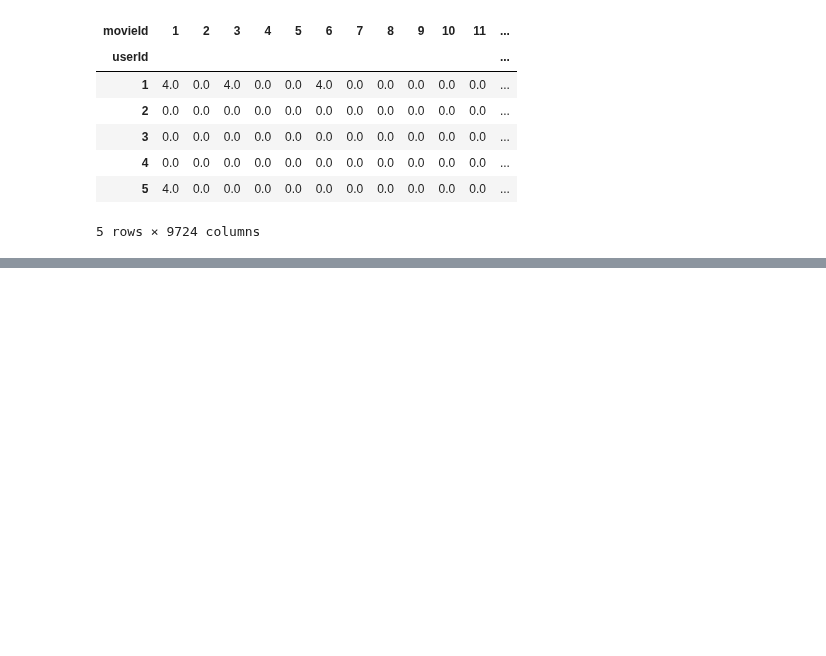
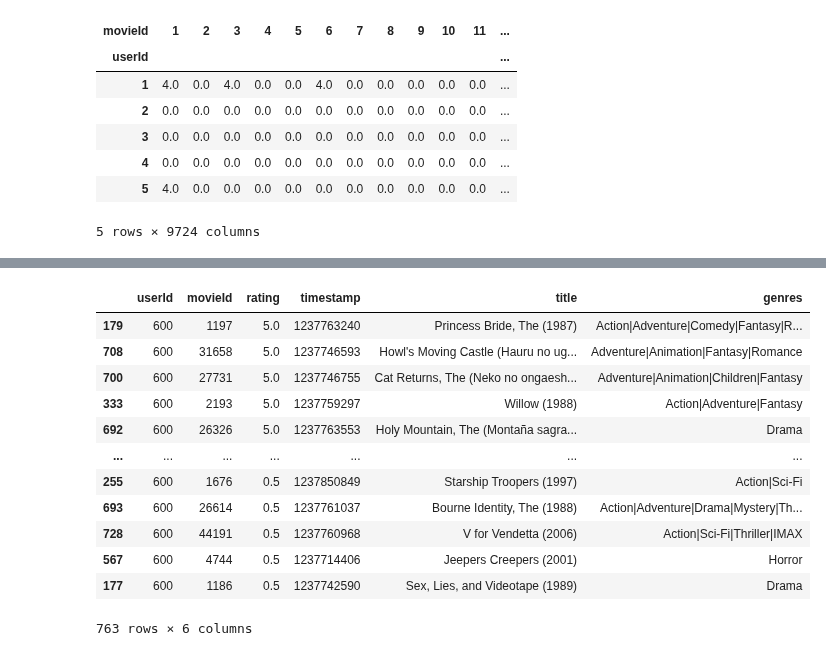
Before and after one commit to Pager07/Book-Recommendation, a Jupyter notebook: SVDMoiveLenseExercise.ipynb, the cells around one changed output, grey strips where cells are left out. Cells and saved outputs as stored; diff of their text form; code cells hidden in the pictures; blank space fills up the shorter version.

```diff
--- a/SVDMoiveLenseExercise.ipynb
+++ b/SVDMoiveLenseExercise.ipynb
@@ -59,0 +80,2 @@ R_df.head()
+# %%
+all_user_predicted_ratings = np.dot(np.dot(U, sigma), Vt) + user_ratings_mean.reshape(-1, 1);all_user_predicted_ratings.shape
@@ -59,0 +84,2 @@ R_df.head()
+# %%
+preds_df = pd.DataFrame(all_user_predicted_ratings, columns = R_df.columns);preds_df.head()
@@ -59,0 +96,29 @@ R_df.head()
+# %%
+def recommend_movies(predictions_df, userID, movies_df, original_ratings_df, num_recommendations=5):
+
+    # Get and sort the user's predictions
+    user_row_number = userID - 1 # UserID starts at 1, not 0
+    sorted_user_predictions = predictions_df.iloc[user_row_number].sort_values(ascending=False)
+
+    # Get the user's data and merge in the movie information.
+    user_data = original_ratings_df[original_ratings_df.userId == (userID)]
+    user_full = (user_data.merge(movies_df, how = 'left', left_on = 'movieId', right_on = 'movieId').
+                     sort_values(['rating'], ascending=False)
+                 )
+
+    print(f'User {userID} has already rated {user_full.shape[0]} movies.')
+    print(f'Recommending the highest {num_recommendations} predicted ratings movies not already rated.')
+
+    # Recommend the highest predicted rating movies that the user hasn't seen yet.
+    recommendations = (movies_df[~movies_df['movieId'].isin(user_full['movieId'])].
+         merge(pd.DataFrame(sorted_user_predictions).reset_index(), how = 'left',
+               left_on = 'movieId',
+               right_on = 'movieId').
+         rename(columns = {user_row_number: 'Predictions'}).
+         sort_values('Predictions', ascending = False).
+                       iloc[:num_recommendations, :-1]
+                      )
+
+    return user_full, recommendations
+# %%
+already_rated, predictions = recommend_movies(preds_df,600, movies_df, ratings_df, 10)
@@ -59,0 +142,16 @@ R_df.head()
+# %%
+already_rated
+# %% [output]
+|  | userId | movieId | rating | timestamp | title | genres |
+| 179 | 600 | 1197 | 5.0 | 1237763240 | Princess Bride, The (1987) | Action|Adventure|Comedy|Fantasy|R... |
+| 708 | 600 | 31658 | 5.0 | 1237746593 | Howl's Moving Castle (Hauru no ug... | Adventure|Animation|Fantasy|Romance |
+| 700 | 600 | 27731 | 5.0 | 1237746755 | Cat Returns, The (Neko no ongaesh... | Adventure|Animation|Children|Fantasy |
+| 333 | 600 | 2193 | 5.0 | 1237759297 | Willow (1988) | Action|Adventure|Fantasy |
+| 692 | 600 | 26326 | 5.0 | 1237763553 | Holy Mountain, The (Montaña sagra... | Drama |
+| ... | ... | ... | ... | ... | ... | ... |
+| 255 | 600 | 1676 | 0.5 | 1237850849 | Starship Troopers (1997) | Action|Sci-Fi |
+| 693 | 600 | 26614 | 0.5 | 1237761037 | Bourne Identity, The (1988) | Action|Adventure|Drama|Mystery|Th... |
+| 728 | 600 | 44191 | 0.5 | 1237760968 | V for Vendetta (2006) | Action|Sci-Fi|Thriller|IMAX |
+| 567 | 600 | 4744 | 0.5 | 1237714406 | Jeepers Creepers (2001) | Horror |
+| 177 | 600 | 1186 | 0.5 | 1237742590 | Sex, Lies, and Videotape (1989) | Drama |
+763 rows × 6 columns
```
Also changed, not shown: parts of 14 cells of this notebook.
